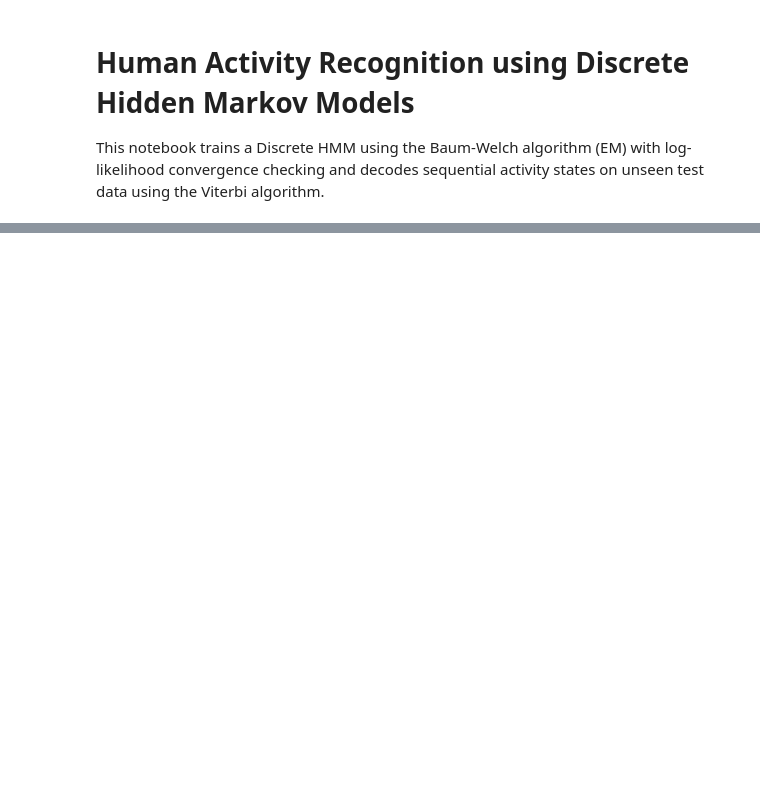
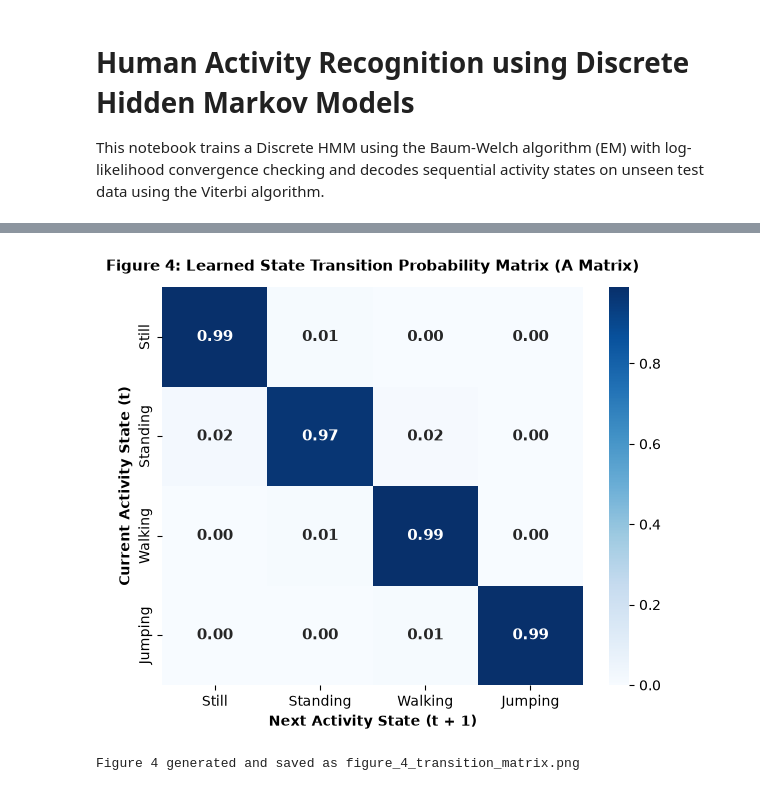
Before and after one commit to Uwimpaye-yve/HMM-Human-Activity-Recognition, a Jupyter notebook: HMM_Activity_Recognition.ipynb, the cells around one changed output, grey strips where cells are left out. Saved outputs shown, nothing was run; the diff lists cells and outputs as text; code cells hidden in the pictures; blank space fills up the shorter version.

```diff
--- a/HMM_Activity_Recognition.ipynb
+++ b/HMM_Activity_Recognition.ipynb
@@ -273,3 +262,20 @@ HMM training complete!
+# %%
+# Plots Figure 4: Transition Probability Matrix (A)
+plt.figure(figsize=(6, 5))
+sns.heatmap(hmm.A, annot=True, fmt=".2f", cmap="Blues", cbar=True,
+            xticklabels=['Still', 'Standing', 'Walking', 'Jumping'],
+            yticklabels=['Still', 'Standing', 'Walking', 'Jumping'],
+            annot_kws={"size": 11, "weight": "bold"})
+plt.title("Figure 4: Learned State Transition Probability Matrix (A Matrix)", fontsize=11, fontweight='bold', pad=12)
+plt.xlabel("Next Activity State (t + 1)", fontsize=10, fontweight='bold')
+plt.ylabel("Current Activity State (t)", fontsize=10, fontweight='bold')
+plt.tight_layout()
+plt.savefig("figure_4_transition_matrix.png", dpi=200)
+plt.show()
+print("Figure 4 generated and saved as figure_4_transition_matrix.png")
+# %% [output]
+[figure, added]
+Figure 4 generated and saved as figure_4_transition_matrix.png
 # %%
 test_dirs = sorted(glob.glob("unseen_test/*"))
 test_features, test_labels = [], []
```
Also changed, not shown: parts of 7 cells of this notebook, 5 other files.
